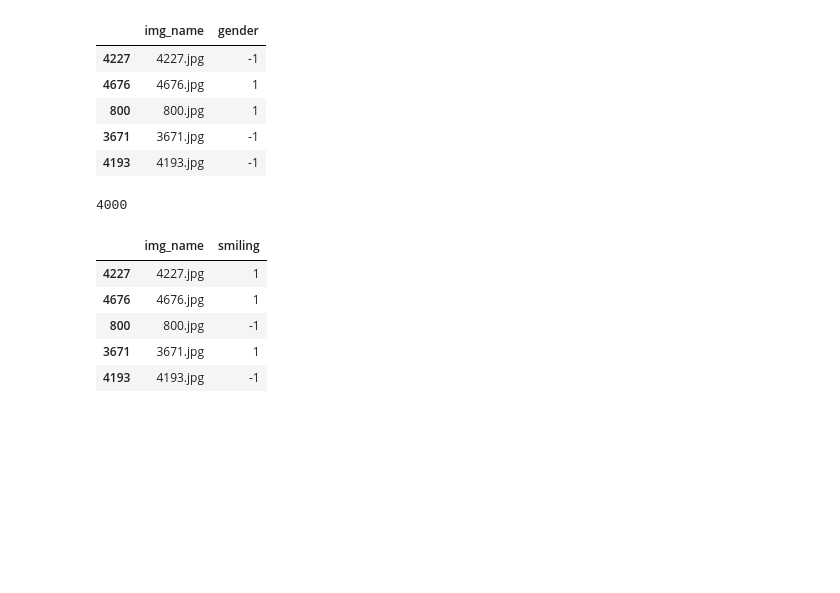
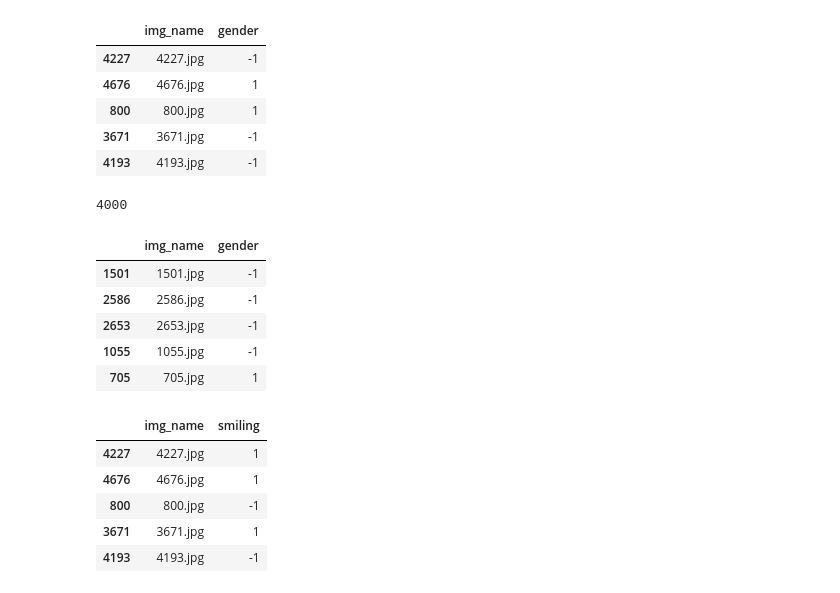
Before and after one commit to raphaelfloresca/AMLS, a Jupyter notebook: AMLS final project (Keras).ipynb, the cells around one changed output. Drawn from its saved outputs; the diff is of its cells as text; code cells hidden in the pictures; blank space fills up the shorter version.

```diff
--- a/AMLS final project (Keras).ipynb
+++ b/AMLS final project (Keras).ipynb
@@ -135,6 +135,15 @@ gender_train.head()
 len(gender_train)
 # %% [output]
 4000
+# %%
+gender_test.head()
+# %% [output]
+|  | img_name | gender |
+| 1501 | 1501.jpg | -1 |
+| 2586 | 2586.jpg | -1 |
+| 2653 | 2653.jpg | -1 |
+| 1055 | 1055.jpg | -1 |
+| 705 | 705.jpg | 1 |
 # %%
 smiling_train.head()
 # %% [output]
```
Also changed, not shown: parts of 37 cells of this notebook.
